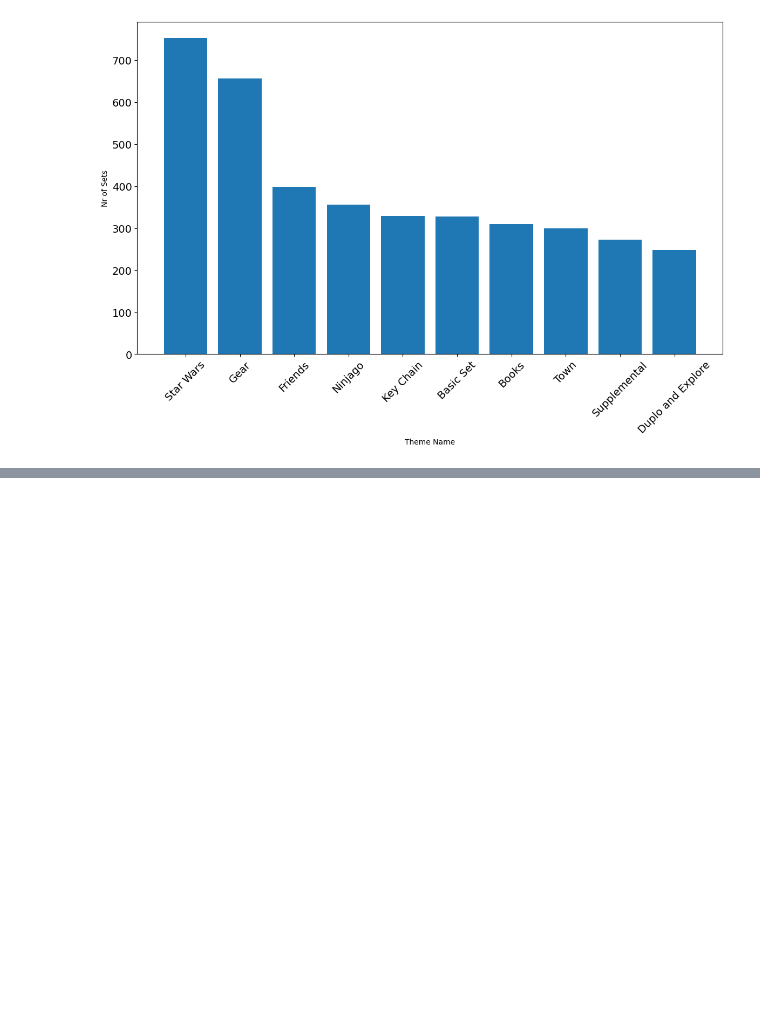
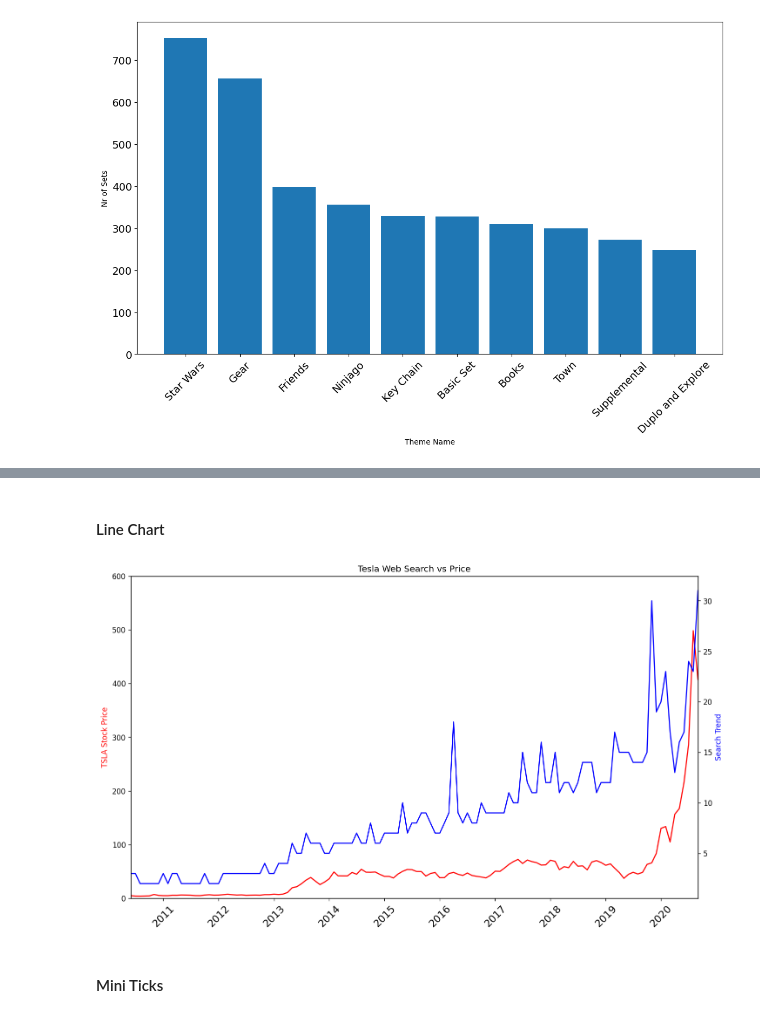
Before and after one commit to hyomss/2024Summer-Self-Study, a Jupyter notebook: Python_Data_Manipulation.ipynb, the cells around one changed output, grey strips where cells are left out. Saved outputs shown, nothing was run; the diff lists cells and outputs as text; code cells hidden in the pictures; blank space fills up the shorter version.

```diff
--- a/Python_Data_Manipulation.ipynb
+++ b/Python_Data_Manipulation.ipynb
@@ -717,0 +720,9 @@ plt.bar(merged_df.name[:10], merged_df.set_count[:10])
+# %%
+import pandas as pd
+
+df_tesla = pd.read_csv('TESLA Search Trend vs Price.csv')
+
+df_btc_search = pd.read_csv('Bitcoin Search Trend.csv')
+df_btc_price = pd.read_csv('Daily Bitcoin Price.csv')
+
+df_unemployment = pd.read_csv('UE Benefits Search vs UE Rate 2004-19.csv')
@@ -717,0 +796,5 @@ plt.bar(merged_df.name[:10], merged_df.set_count[:10])
+# %%
+df_tesla.MONTH = pd.to_datetime(df_tesla.MONTH)
+df_btc_search.MONTH = pd.to_datetime(df_btc_search.MONTH)
+df_unemployment.MONTH = pd.to_datetime(df_unemployment.MONTH)
+df_btc_price.DATE = pd.to_datetime(df_btc_price.DATE)
@@ -717,0 +818,26 @@ plt.bar(merged_df.name[:10], merged_df.set_count[:10])
+# %% [markdown]
+#### Line Chart
+# %%
+import matplotlib.pyplot as plt
+
+plt.figure(figsize=(14,8), dpi = 120)
+plt.title('Tesla Web Search vs Price')
+plt.xticks(fontsize=14, rotation=45)
+
+ax1 = plt.gca()
+ax2 = ax1.twinx()
+
+ax1.set_ylabel('TSLA Stock Price', color = 'red')
+ax2.set_ylabel('Search Trend', color = 'blue')
+
+ax1.set_ylim([0, 600])
+ax1.set_xlim([df_tesla.MONTH.min(), df_tesla.MONTH.max()])
+
+ax1.plot(df_tesla.MONTH, df_tesla.TSLA_USD_CLOSE, color = 'red')
+ax2.plot(df_tesla.MONTH, df_tesla.TSLA_WEB_SEARCH, color = 'blue')
+
+plt.show()
+# %% [output]
+[figure, added]
+# %% [markdown]
+#### Mini Ticks
```
Also changed, not shown: parts of 23 cells of this notebook.
